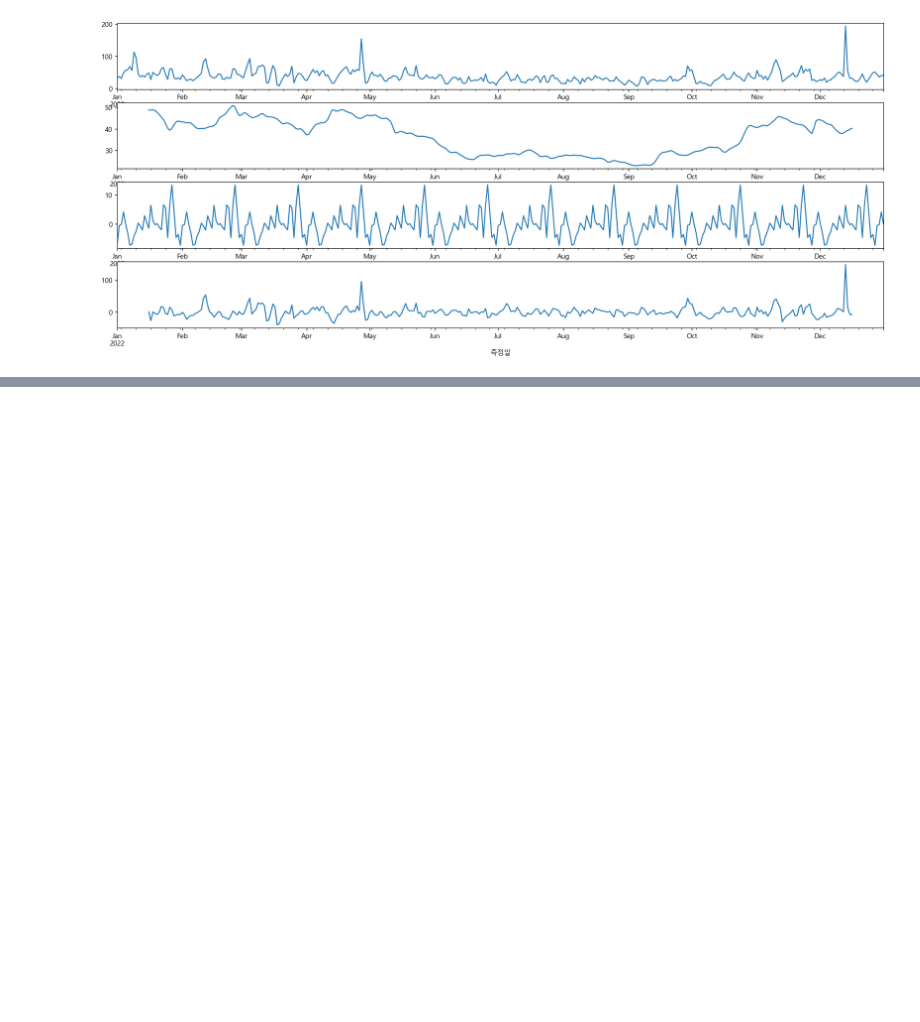
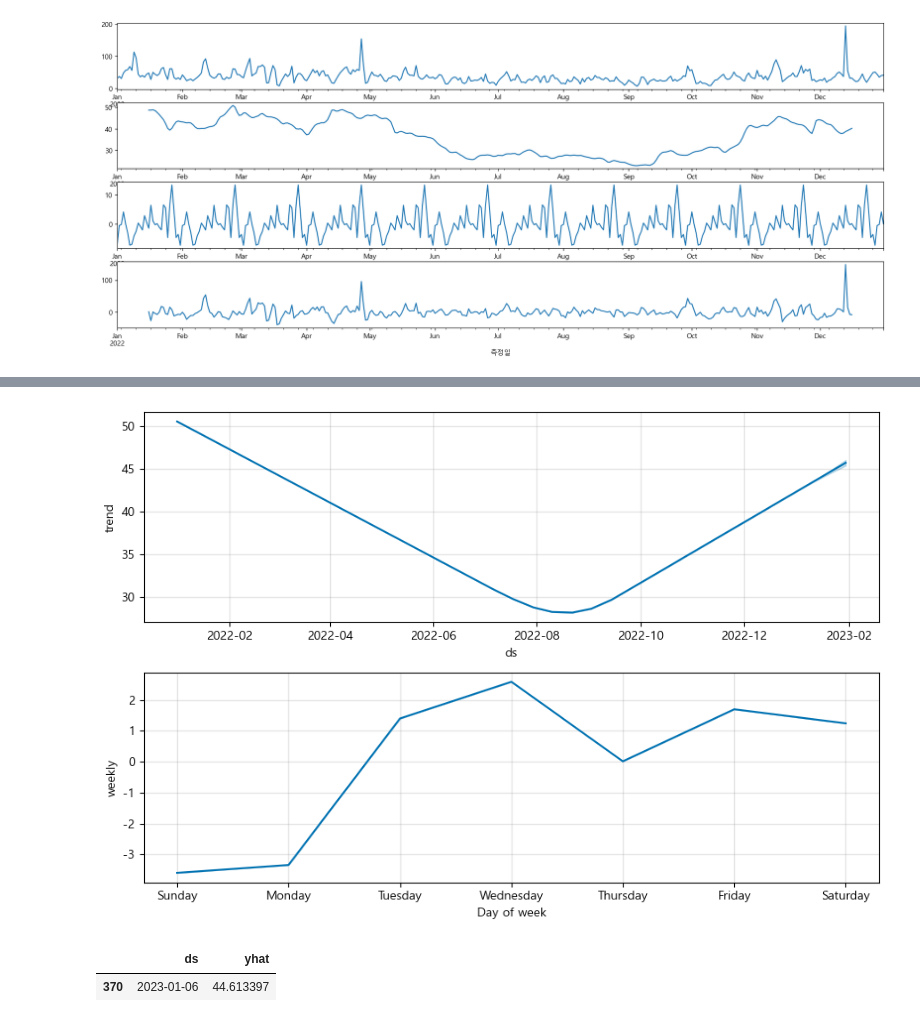
Before and after one commit to jaynano44/ai, a Jupyter notebook: source/07_자연어처리/ch9_시계열데이터분석.ipynb, the cells around one changed output, grey strips where cells are left out. Drawn from its saved outputs; the diff is of its cells as text; code cells hidden in the pictures; blank space fills up the shorter version.

```diff
--- a/source/07_자연어처리/ch9_시계열데이터분석.ipynb
+++ b/source/07_자연어처리/ch9_시계열데이터분석.ipynb
@@ -268,0 +269,11 @@ p = p_model.plot(forecast)
+# %%
+# 트렌드와 휴일 효과
+p = p_model.plot_components(forecast)
+# %% [output]
+[figure, added]
+# %%
+# 2023-01-12
+forecast.loc[forecast['ds']=='2023-01-06',['ds','yhat']]
+# %% [output]
+|  | ds | yhat |
+| 370 | 2023-01-06 | 44.613397 |
```
Also changed, not shown: parts of 10 cells of this notebook, 2 other files.
